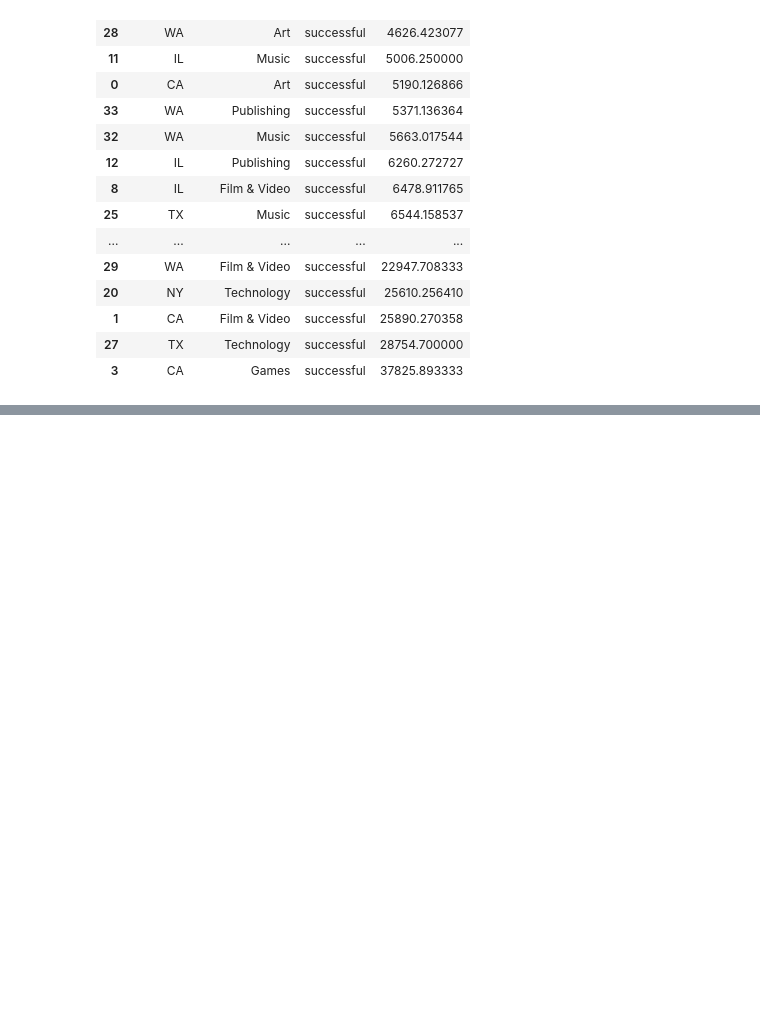
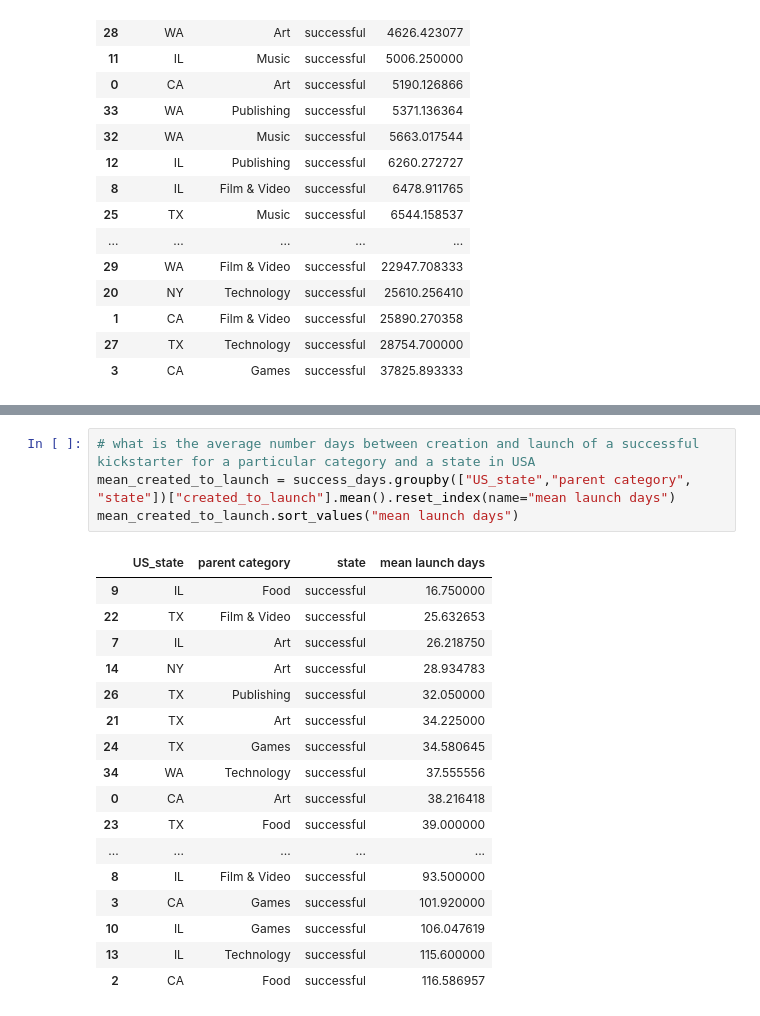
Before and after one commit to shwetasharmaeco/kickstarter_analysis, a Jupyter notebook: kickstarter_study.ipynb, the cells around one changed output, grey strips where cells are left out. Cells and saved outputs as stored; diff of their text form; blank space fills up the shorter version.

```diff
--- a/kickstarter_study.ipynb
+++ b/kickstarter_study.ipynb
@@ -581,0 +604,22 @@ mean_pledge.sort_values("mean pledge")
+# %%
+# what is the average number days between creation and launch of a successful kickstarter for a particular category and a state in USA
+mean_created_to_launch = success_days.groupby(["US_state","parent category", "state"])["created_to_launch"].mean().reset_index(name="mean launch days")
+mean_created_to_launch.sort_values("mean launch days")
+# %% [output]
+|  | US_state | parent category | state | mean launch days |
+| 9 | IL | Food | successful | 16.750000 |
+| 22 | TX | Film & Video | successful | 25.632653 |
+| 7 | IL | Art | successful | 26.218750 |
+| 14 | NY | Art | successful | 28.934783 |
+| 26 | TX | Publishing | successful | 32.050000 |
+| 21 | TX | Art | successful | 34.225000 |
+| 24 | TX | Games | successful | 34.580645 |
+| 34 | WA | Technology | successful | 37.555556 |
+| 0 | CA | Art | successful | 38.216418 |
+| 23 | TX | Food | successful | 39.000000 |
+| ... | ... | ... | ... | ... |
+| 8 | IL | Film & Video | successful | 93.500000 |
+| 3 | CA | Games | successful | 101.920000 |
+| 10 | IL | Games | successful | 106.047619 |
+| 13 | IL | Technology | successful | 115.600000 |
+| 2 | CA | Food | successful | 116.586957 |
```
Also changed, not shown: parts of 2 cells of this notebook.
